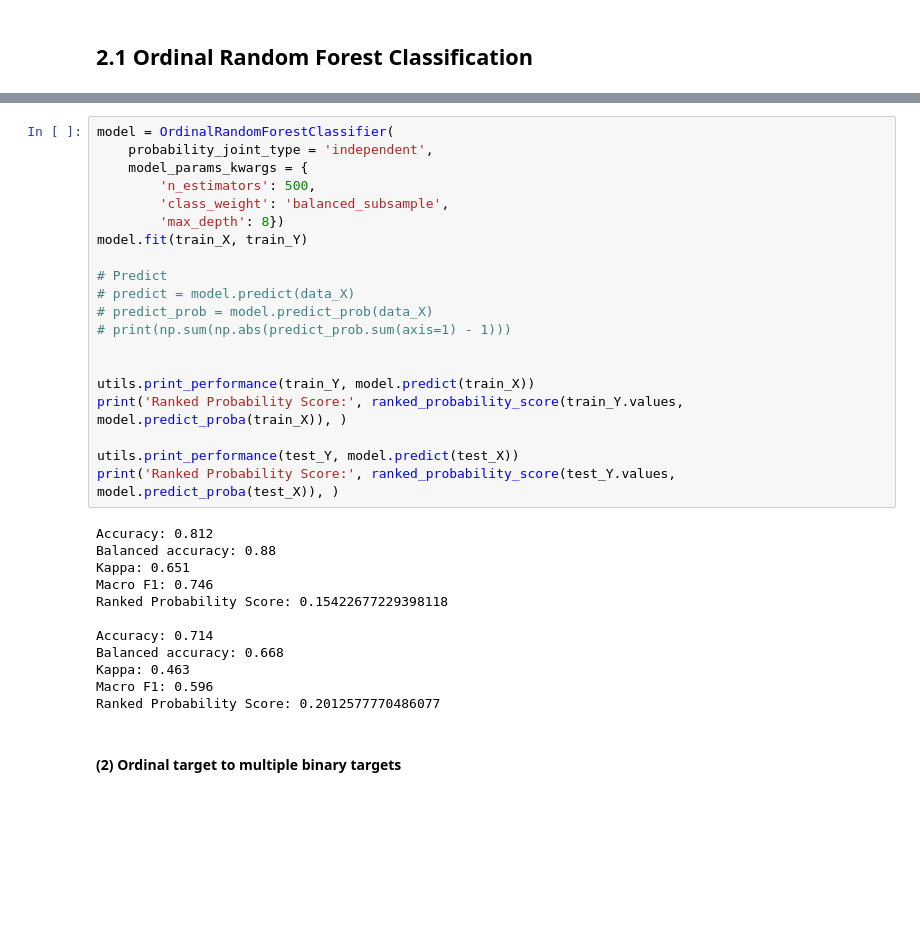
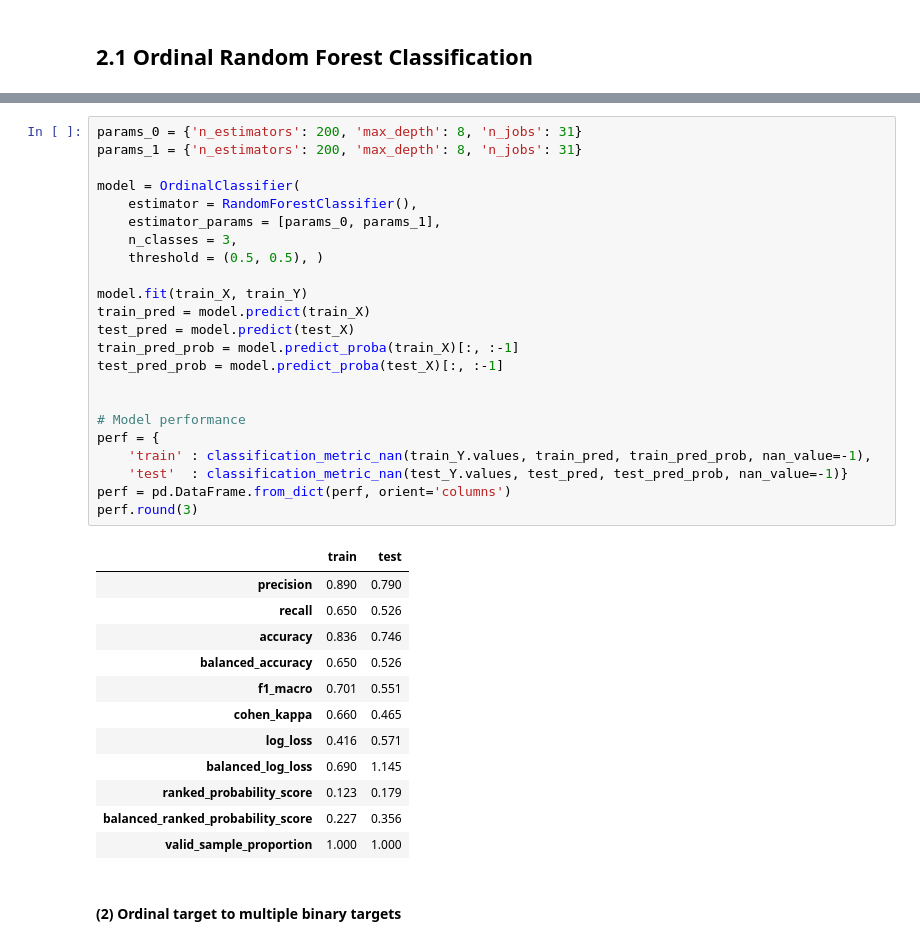
Before and after one commit to betterweizh/ordinal-regression, a Jupyter notebook: tutorials/ordinal random forest.ipynb, the cells around one changed output, grey strips where cells are left out. Saved outputs shown, nothing was run; the diff lists cells and outputs as text; blank space fills up the shorter version.

```diff
--- a/tutorials/ordinal random forest.ipynb
+++ b/tutorials/ordinal random forest.ipynb
@@ -114,35 +151,39 @@ Distribution of test target variables: {1: 954, 2: 1566, 3: 79}
 # %%
-model = OrdinalRandomForestClassifier(
-    probability_joint_type = 'independent',
-    model_params_kwargs = {
-        'n_estimators': 500,
-        'class_weight': 'balanced_subsample',
-        'max_depth': 8})
+params_0 = {'n_estimators': 200, 'max_depth': 8, 'n_jobs': 31}
+params_1 = {'n_estimators': 200, 'max_depth': 8, 'n_jobs': 31}
+
+model = OrdinalClassifier(
+    estimator = RandomForestClassifier(),
+    estimator_params = [params_0, params_1],
+    n_classes = 3,
+    threshold = (0.5, 0.5), )
+
 model.fit(train_X, train_Y)
-
-# Predict
-# predict = model.predict(data_X)
-# predict_prob = model.predict_prob(data_X)
-# print(np.sum(np.abs(predict_prob.sum(axis=1) - 1)))
+train_pred = model.predict(train_X)
+test_pred = model.predict(test_X)
+train_pred_prob = model.predict_proba(train_X)[:, :-1]
+test_pred_prob = model.predict_proba(test_X)[:, :-1]
 
 
-utils.print_performance(train_Y, model.predict(train_X))
-print('Ranked Probability Score:', ranked_probability_score(train_Y.values, model.predict_proba(train_X)), )
-
-utils.print_performance(test_Y, model.predict(test_X))
-print('Ranked Probability Score:', ranked_probability_score(test_Y.values, model.predict_proba(test_X)), )
+# Model performance
+perf = {
+    'train' : classification_metric_nan(train_Y.values, train_pred, train_pred_prob, nan_value=-1),
+    'test'  : classification_metric_nan(test_Y.values, test_pred, test_pred_prob, nan_value=-1)}
+perf = pd.DataFrame.from_dict(perf, orient='columns')
+perf.round(3)
 # %% [output]
-Accuracy: 0.812
-Balanced accuracy: 0.88
-Kappa: 0.651
-Macro F1: 0.746
-Ranked Probability Score: 0.15422677229398118
-
-Accuracy: 0.714
-Balanced accuracy: 0.668
-Kappa: 0.463
-Macro F1: 0.596
-Ranked Probability Score: 0.2012577770486077
+|  | train | test |
+| precision | 0.890 | 0.790 |
+| recall | 0.650 | 0.526 |
+| accuracy | 0.836 | 0.746 |
+| balanced_accuracy | 0.650 | 0.526 |
+| f1_macro | 0.701 | 0.551 |
+| cohen_kappa | 0.660 | 0.465 |
+| log_loss | 0.416 | 0.571 |
+| balanced_log_loss | 0.690 | 1.145 |
+| ranked_probability_score | 0.123 | 0.179 |
+| balanced_ranked_probability_score | 0.227 | 0.356 |
+| valid_sample_proportion | 1.000 | 1.000 |
 # %% [markdown]
 #### (2) Ordinal target to multiple binary targets
 # %%
```
Also changed, not shown: parts of 6 cells of this notebook, 3 other files.
